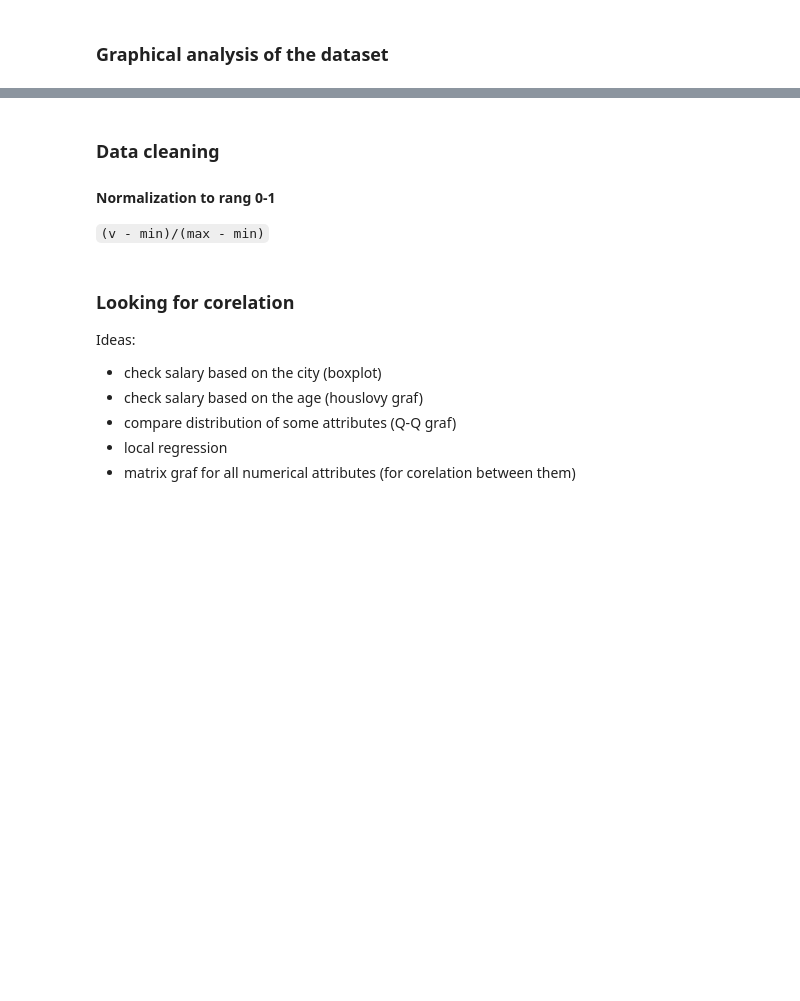
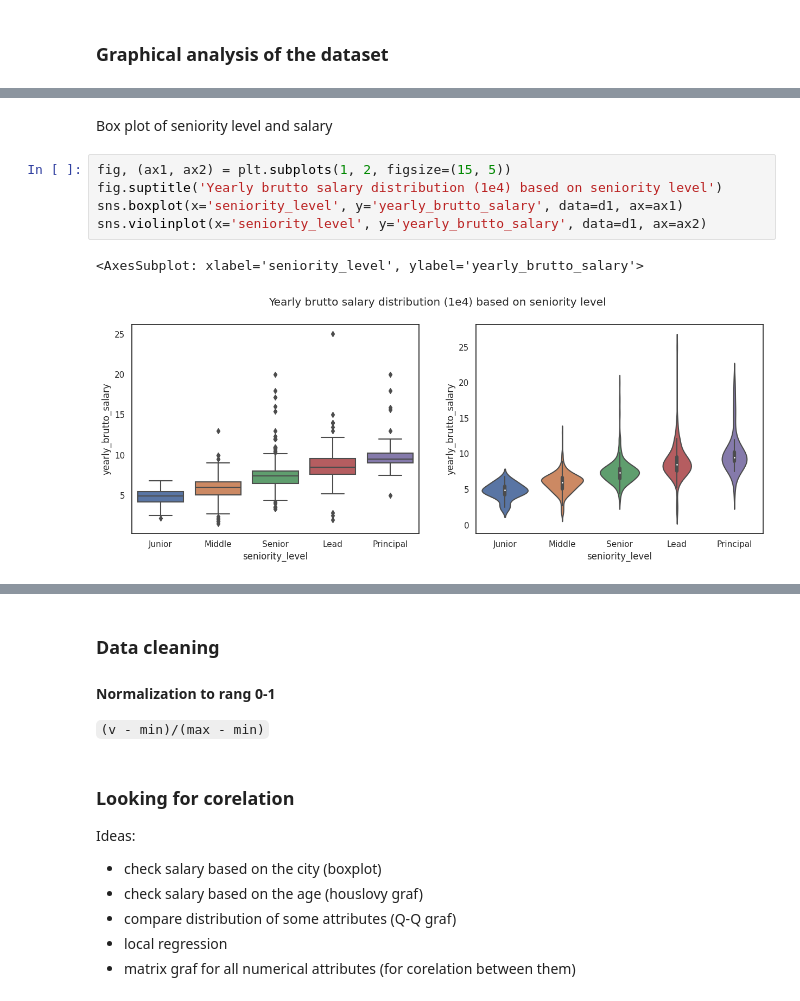
Before and after one commit to x00Pavel/Data-Storage-and-Preparation-projects, a Jupyter notebook: projekt-2/main.ipynb, the cells around one changed output, grey strips where cells are left out. Saved outputs shown, nothing was run; the diff lists cells and outputs as text; blank space fills up the shorter version.

```diff
--- a/projekt-2/main.ipynb
+++ b/projekt-2/main.ipynb
@@ -311,0 +294,10 @@ AttributeError: 'DataFrame' object has no attribute 'Gender'
+# %% [markdown]
+Box plot of seniority level and salary
+# %%
+fig, (ax1, ax2) = plt.subplots(1, 2, figsize=(15, 5))
+fig.suptitle('Yearly brutto salary distribution (1e4) based on seniority level')
+sns.boxplot(x='seniority_level', y='yearly_brutto_salary', data=d1, ax=ax1)
+sns.violinplot(x='seniority_level', y='yearly_brutto_salary', data=d1, ax=ax2)
+# %% [output]
+<AxesSubplot: xlabel='seniority_level', ylabel='yearly_brutto_salary'>
+[figure, added]
```
Also changed, not shown: parts of 26 cells of this notebook.
